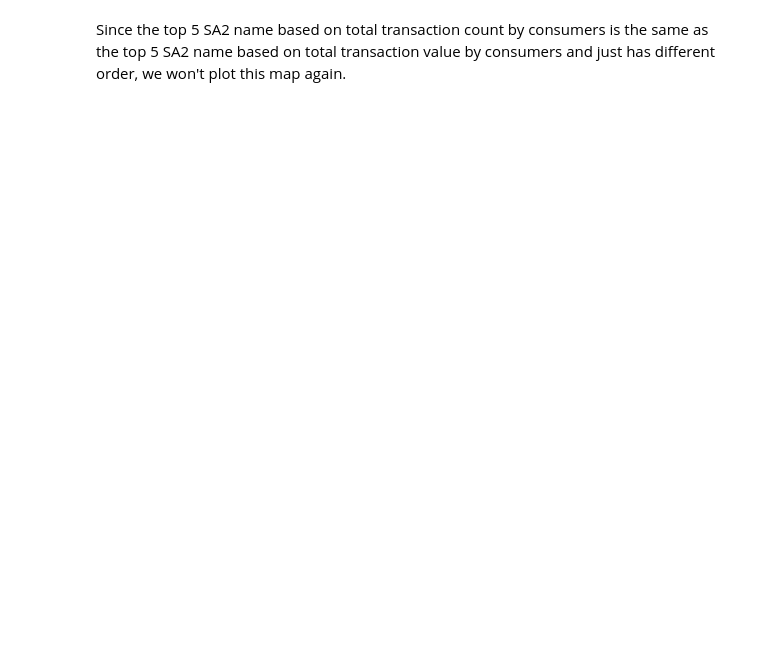
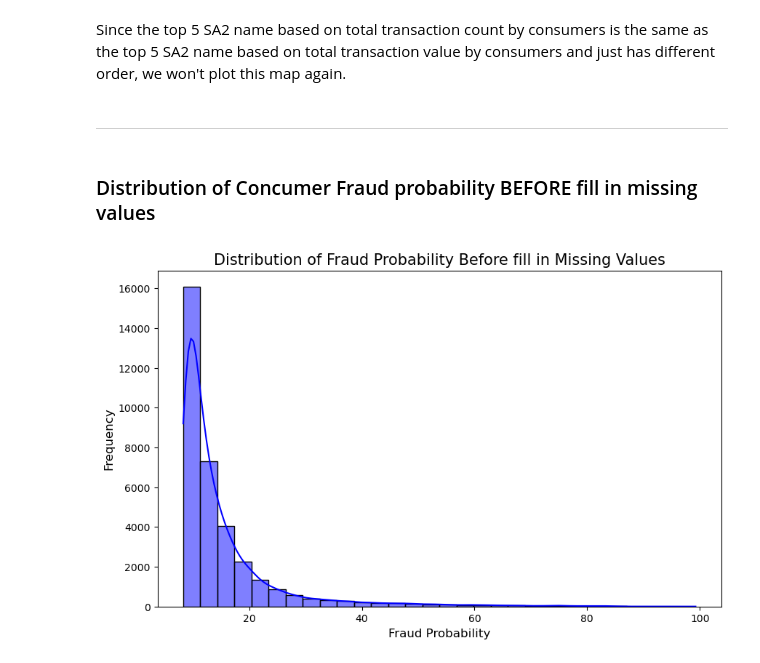
Before and after one commit to MAST30034-AppliedDataScience/project-2-group-buy-now-pay-later-industry-project-28, a Jupyter notebook: notebooks/3_Visualisation.ipynb, the cells around one changed output. Saved outputs shown, nothing was run; the diff lists cells and outputs as text; code cells hidden in the pictures; blank space fills up the shorter version.

Commit message:
consumer fraud prob distribution graph
BEFORE fill in missing values

```diff
--- a/notebooks/3_Visualisation.ipynb
+++ b/notebooks/3_Visualisation.ipynb
@@ -1142,2 +1142,22 @@ top5_SA2_consumer_count
 # %% [markdown]
 Since the top 5 SA2 name based on total transaction count by consumers is the same as the top 5 SA2 name based on total transaction value by consumers and just has different order, we won't plot this map again.
+# %% [markdown]
+_________________
+# %%
+merchant = spark.read.parquet('../data/curated/merchant')
+consumer = spark.read.parquet('../data/curated/consumer')
+transaction = spark.read.parquet('../data/curated/transaction')
+# %% [markdown]
+### Distribution of Concumer Fraud probability BEFORE fill in missing values
+# %%
+# use pandas dataframe to do visualisations
+consumer_pd = consumer.toPandas()
+# distribution of fraud_probability
+plt.figure(figsize=(10, 6))
+sns.histplot(consumer_pd['fraud_probability'], kde=True, bins=30, color='blue')
+plt.title('Distribution of Fraud Probability Before fill in Missing Values', fontsize=15)
+plt.xlabel('Fraud Probability', fontsize=12)
+plt.ylabel('Frequency', fontsize=12)
+plt.show()
+# %% [output]
+[figure, added]
```
Also changed, not shown: parts of 13 cells of this notebook.
